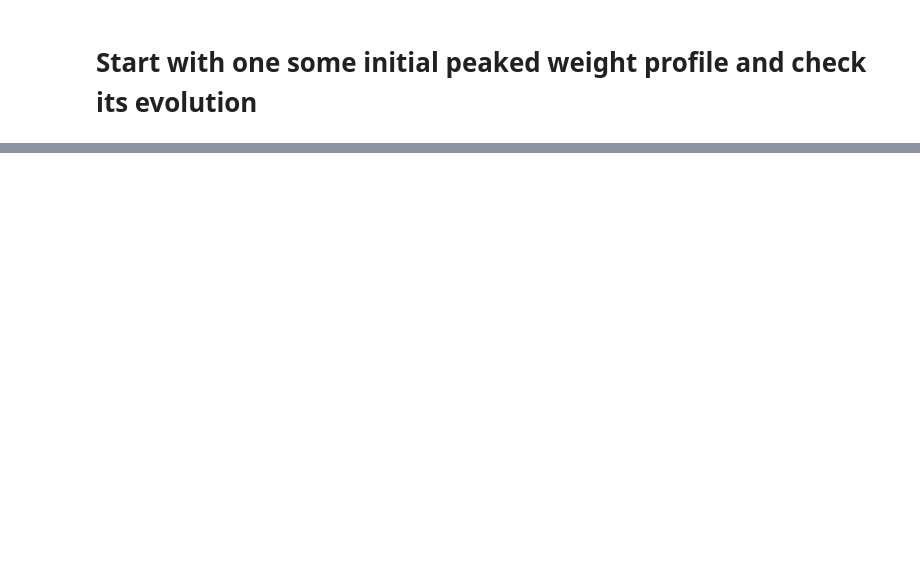
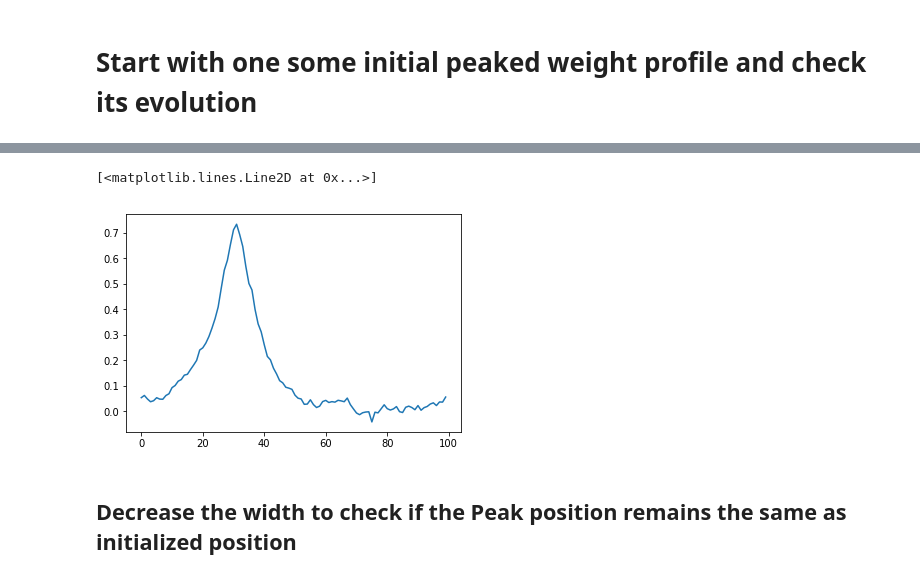
Before and after one commit to btemoshir/learningDynamics, a Jupyter notebook: 8_biasing_InitialWeights.ipynb, the cells around one changed output, grey strips where cells are left out. Drawn from its saved outputs; the diff is of its cells as text; code cells hidden in the pictures; blank space fills up the shorter version.

Commit message:
More peak experiments and dill dumping. Added a gitignore file.

```diff
--- a/8_biasing_InitialWeights.ipynb
+++ b/8_biasing_InitialWeights.ipynb
@@ -79,0 +90,11 @@ plt.plot(np.array(results['W'])[999,0])
+# %%
+#%%capture capt1
+#Supress the output of the cell and save it to capt1
+
+from scipy.stats import norm
+
+#Train the model
+RBM2 = rbm.RBM(visible = 'Spin', n_v=N, n_h = 1, hidden = 'Spin',zero_field = True)
+RBM2.weights = np.copy(np.array(results['W'])[-1])
+RBM2.weights += 50*norm.pdf(x=np.linspace(0,99,100),loc=30,scale=10)
+results2 = RBM2.fit(data,n_iter=100,verbose=0,learning_rate = 0.001,record=['W'],record_interval=100,batch_size=10,N_MC= 20,lr_decay=False,batch_norm=False,init='previous')
@@ -79,0 +119,7 @@ plt.plot(np.array(results['W'])[999,0])
+# %%
+plt.plot(np.array(results2['W'])[999,0])
+# %% [output]
+[<matplotlib.lines.Line2D at 0x...>]
+[figure, added]
+# %% [markdown]
+## Decrease the width to check if the Peak position remains the same as initialized position
```
Also changed, not shown: parts of 11 cells of this notebook, 3 other files.
